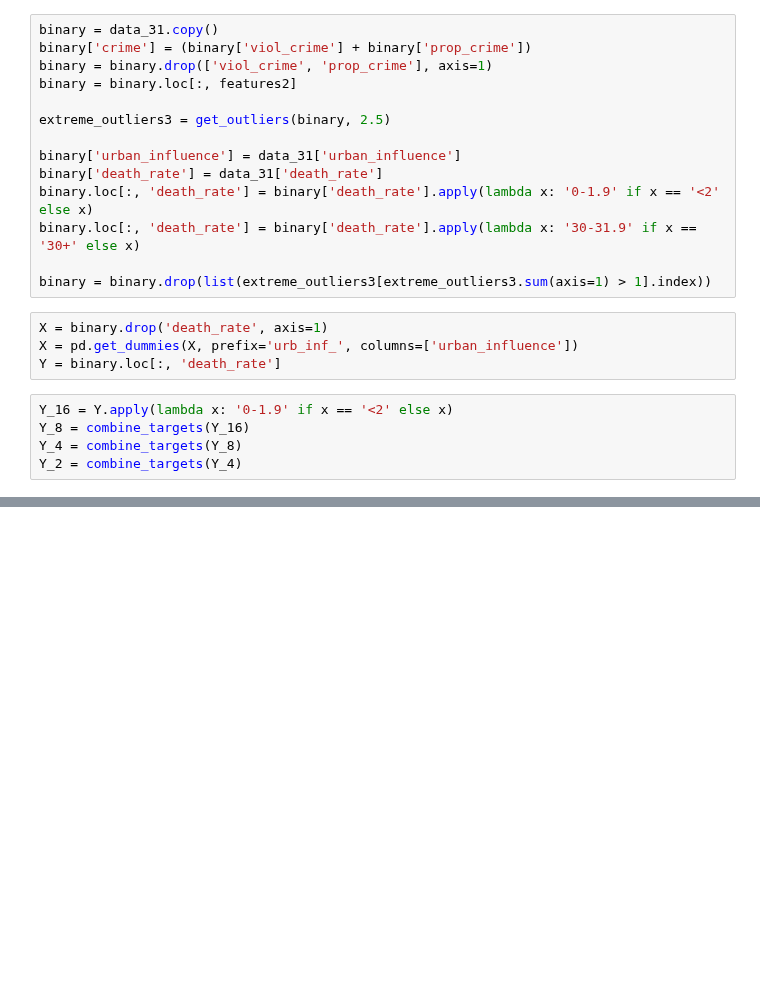
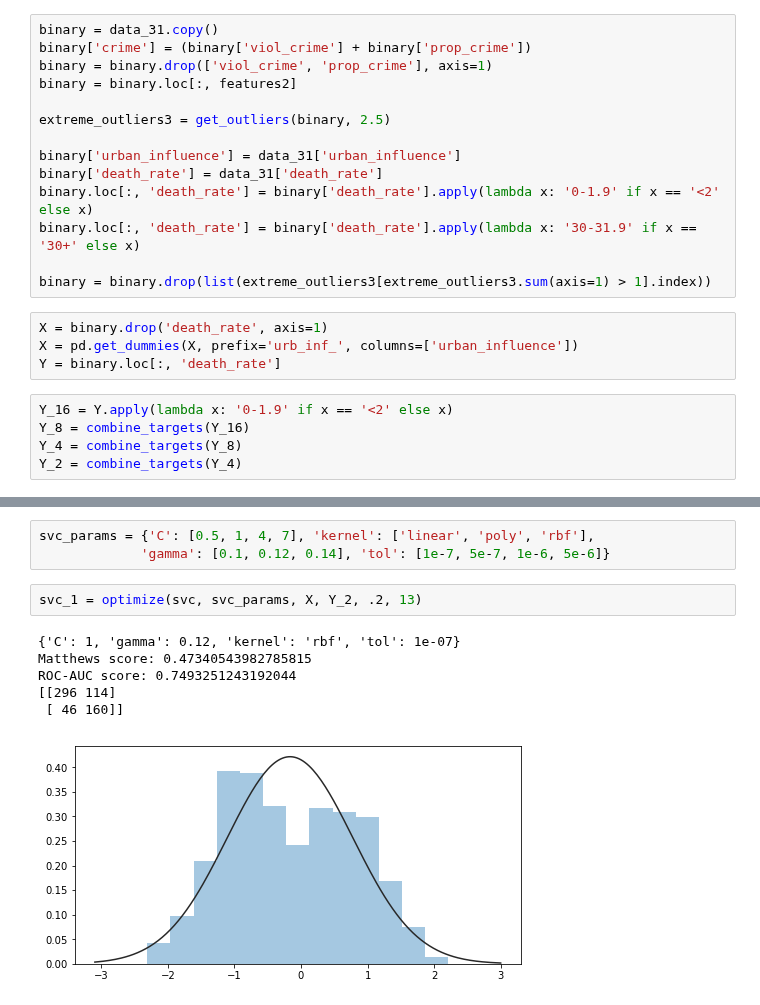
Before and after one commit to vincegiorno/drug_deaths, a Jupyter notebook: drug_deaths.ipynb, the cells around one changed output, grey strips where cells are left out. Cells and saved outputs as stored; diff of their text form; blank space fills up the shorter version.

```diff
--- a/drug_deaths.ipynb
+++ b/drug_deaths.ipynb
@@ -1102,0 +977,12 @@ urb_inf__5.0 : -0.46961  OR: 0.63
+# %%
+svc_params = {'C': [0.5, 1, 4, 7], 'kernel': ['linear', 'poly', 'rbf'],
+             'gamma': [0.1, 0.12, 0.14], 'tol': [1e-7, 5e-7, 1e-6, 5e-6]}
+# %%
+svc_1 = optimize(svc, svc_params, X, Y_2, .2, 13)
+# %% [output]
+{'C': 1, 'gamma': 0.12, 'kernel': 'rbf', 'tol': 1e-07}
+Matthews score: 0.47340543982785815
+ROC-AUC score: 0.7493251243192044
+[[296 114]
+ [ 46 160]]
+[figure, added]
```
Also changed, not shown: parts of 35 cells of this notebook.
